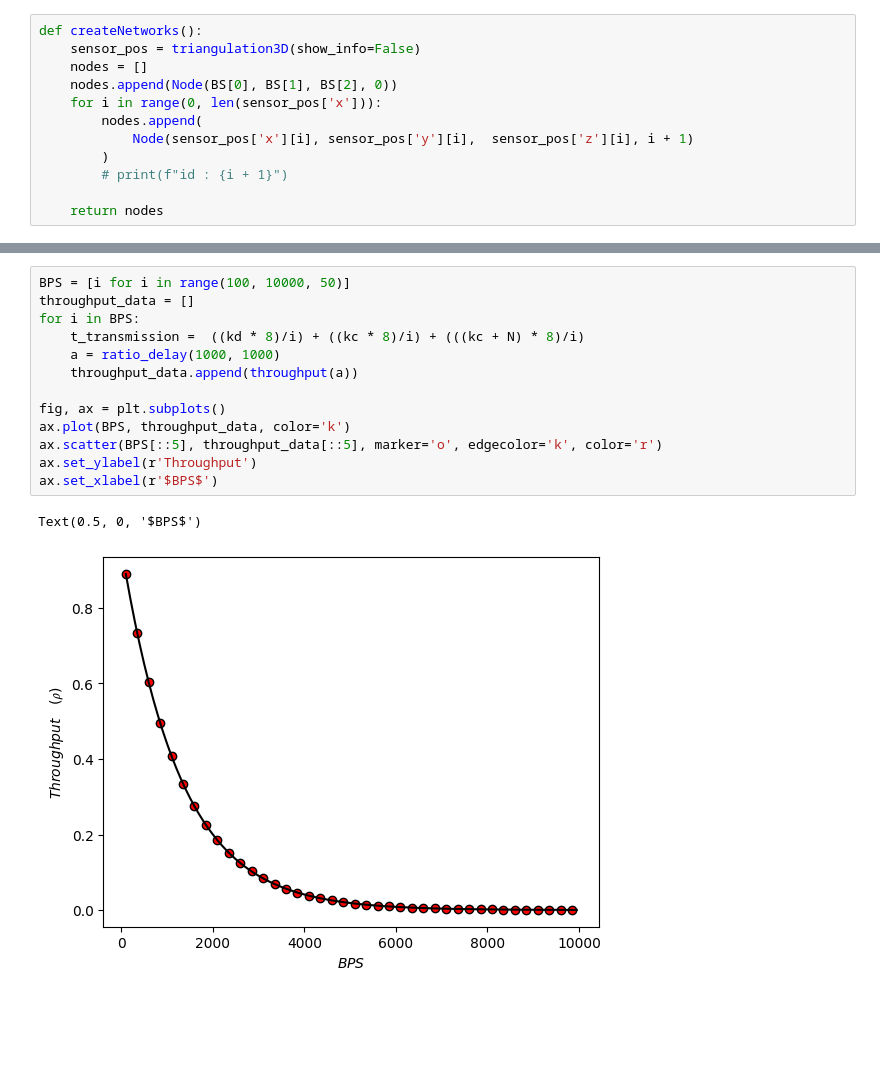
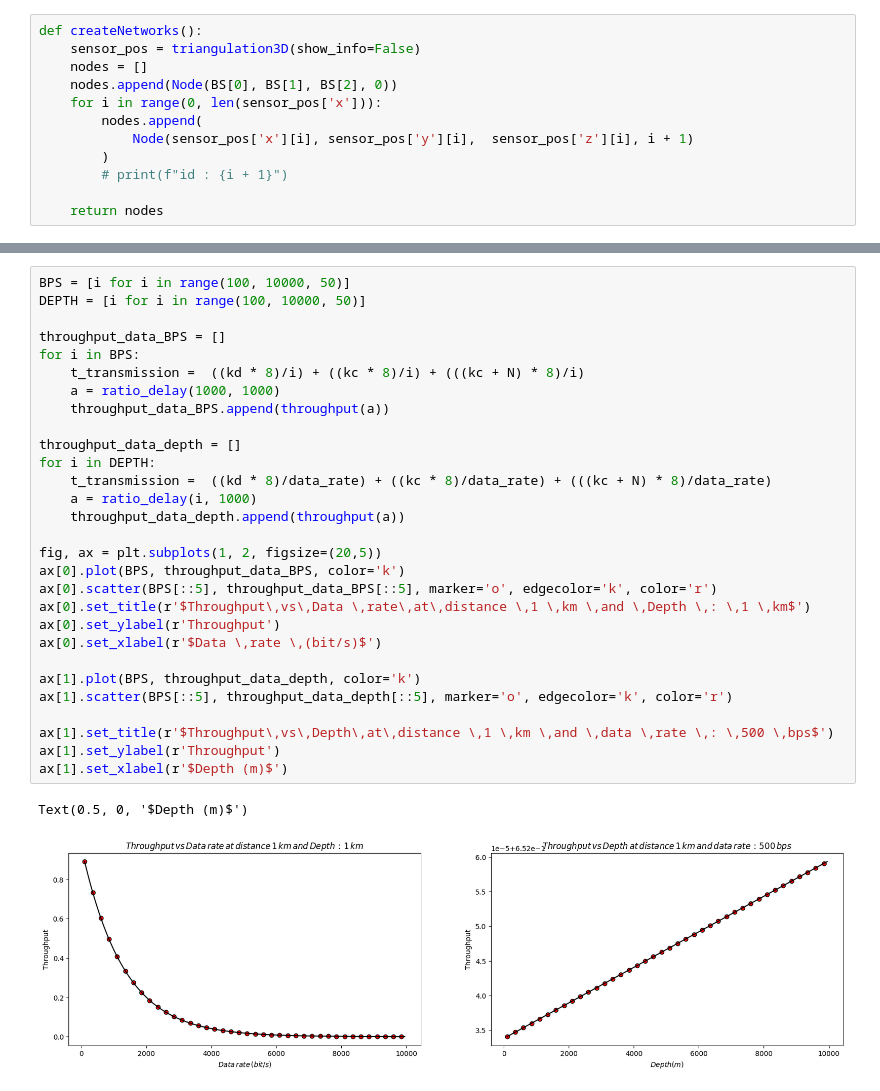
Before and after one commit to BiggusMaximus/Multi-Hop-Q-Learning-LEACH, a Jupyter notebook: code/main.ipynb, the cells around one changed output, grey strips where cells are left out. Drawn from its saved outputs; the diff is of its cells as text; blank space fills up the shorter version.

```diff
--- a/code/main.ipynb
+++ b/code/main.ipynb
@@ -708,17 +708,33 @@ Paths : []
 ... (11 outputs left out)
 # %%
 BPS = [i for i in range(100, 10000, 50)]
-throughput_data = []
+DEPTH = [i for i in range(100, 10000, 50)]
+
+throughput_data_BPS = []
 for i in BPS:
     t_transmission =  ((kd * 8)/i) + ((kc * 8)/i) + (((kc + N) * 8)/i)
     a = ratio_delay(1000, 1000)
-    throughput_data.append(throughput(a))
+    throughput_data_BPS.append(throughput(a))
 
-fig, ax = plt.subplots()
-ax.plot(BPS, throughput_data, color='k')
-ax.scatter(BPS[::5], throughput_data[::5], marker='o', edgecolor='k', color='r')
-ax.set_ylabel(r'Throughput')
-ax.set_xlabel(r'$BPS$')
+throughput_data_depth = []
+for i in DEPTH:
+    t_transmission =  ((kd * 8)/data_rate) + ((kc * 8)/data_rate) + (((kc + N) * 8)/data_rate)
+    a = ratio_delay(i, 1000)
+    throughput_data_depth.append(throughput(a))
+
+fig, ax = plt.subplots(1, 2, figsize=(20,5))
+ax[0].plot(BPS, throughput_data_BPS, color='k')
+ax[0].scatter(BPS[::5], throughput_data_BPS[::5], marker='o', edgecolor='k', color='r')
+ax[0].set_title(r'$Throughput\,vs\,Data \,rate\,at\,distance \,1 \,km \,and \,Depth \,: \,1 \,km$')
+ax[0].set_ylabel(r'Throughput')
+ax[0].set_xlabel(r'$Data \,rate \,(bit/s)$')
+
+ax[1].plot(BPS, throughput_data_depth, color='k')
+ax[1].scatter(BPS[::5], throughput_data_depth[::5], marker='o', edgecolor='k', color='r')
+
+ax[1].set_title(r'$Throughput\,vs\,Depth\,at\,distance \,1 \,km \,and \,data \,rate \,: \,500 \,bps$')
+ax[1].set_ylabel(r'Throughput')
+ax[1].set_xlabel(r'$Depth (m)$')
 # %% [output]
-Text(0.5, 0, '$BPS$')
+Text(0.5, 0, '$Depth (m)$')
-[figure, old version]
+[figure, new version]
```
Also changed, not shown: parts of 2 cells of this notebook, 1 other file.
